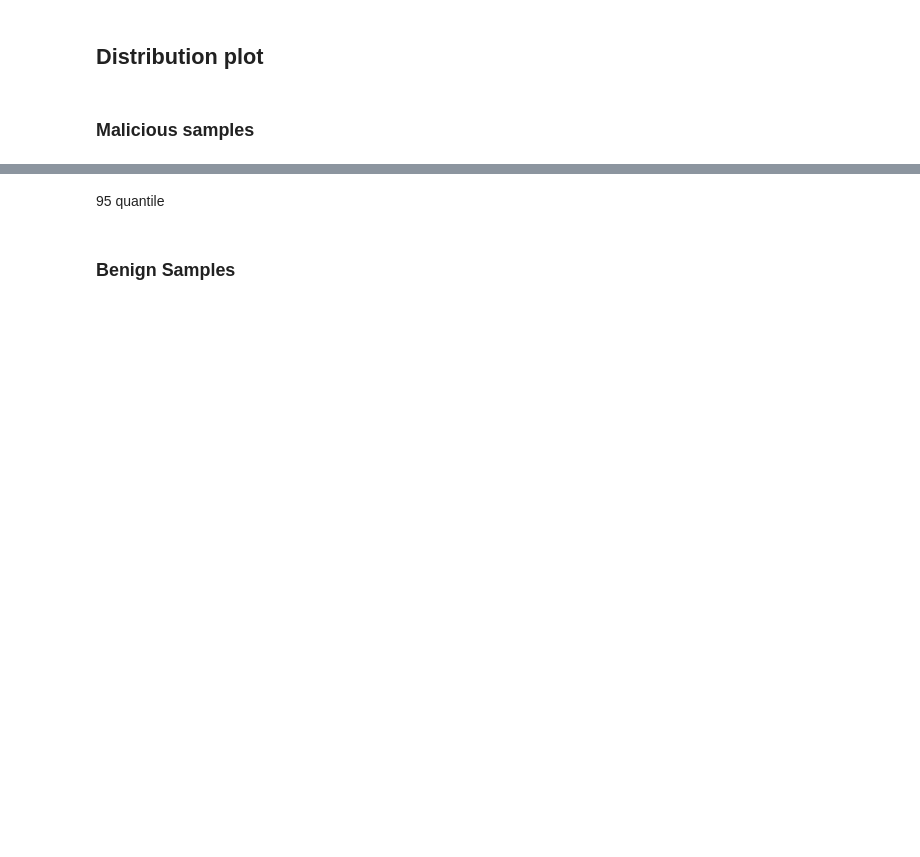
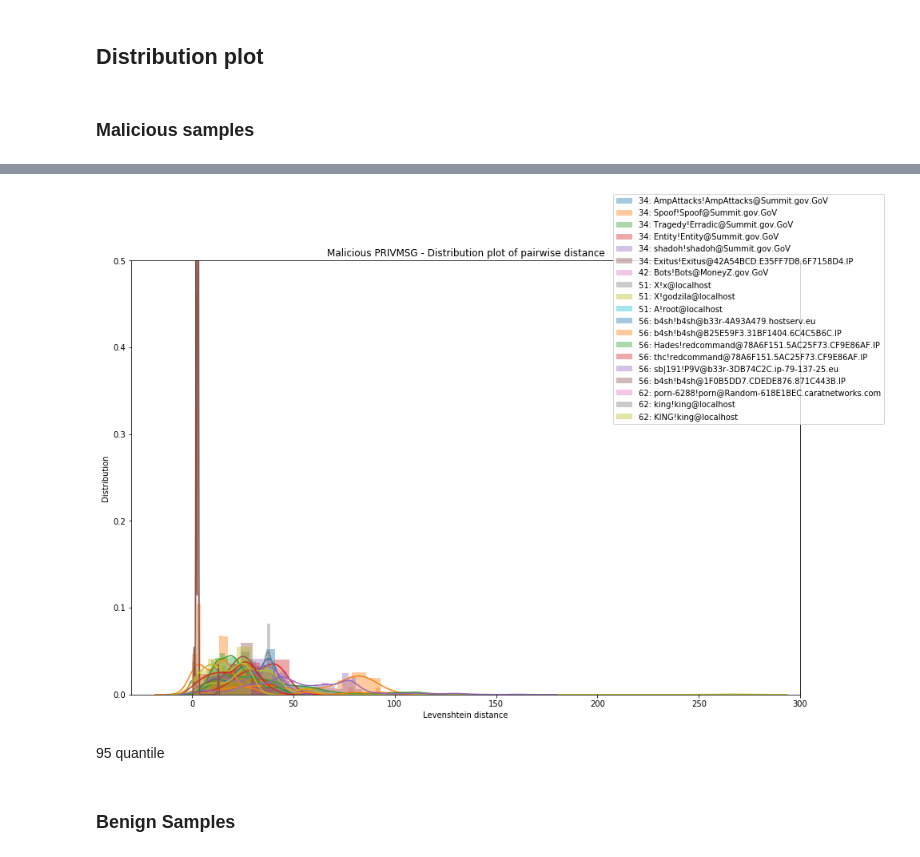
Before and after one commit to stratosphereips/IRC-Behavioral-Analysis, a Jupyter notebook: python/visualization.ipynb, the cells around one changed output, grey strips where cells are left out. Cells and saved outputs as stored; diff of their text form; code cells hidden in the pictures; blank space fills up the shorter version.

```diff
--- a/python/visualization.ipynb
+++ b/python/visualization.ipynb
@@ -166,13 +173,18 @@ df_privmsg_mal.describe()
 # %%
-fig = plt.figure()
+fig = plt.figure(figsize=(15,10))
 for i, df_el in df_privmsg_mal.iterrows():
     sns.distplot(df_el['lev_dist'])
     plt.title('Malicious PRIVMSG - Distribution plot of pairwise distance')
     plt.xlabel('Levenshtein distance')
     plt.ylabel('Distribution')
-legend_titles = list(map(lambda x: ": ".join(x), list(zip(df_privmsg_mal['pcap'], df_privmsg_mal['channel']))))
+
+plt.ylim((0,0.5))
+plt.xlim((-30,300))
+legend_titles = list(map(lambda x: "{}: {}".format(str(x[0]), x[1]), list(zip(df_privmsg_mal['pcap'], df_privmsg_mal['user']))))
 fig.legend(legend_titles)
-plt.savefig(os.path.join(plot_dir,'privmsg_distplot_all.pdf'), format='pdf')
+plt.savefig(os.path.join(plot_dir,'privmsg_user_distplot_all.pdf'), format='pdf')
+# %% [output]
+[figure, added]
 # %% [markdown]
 95 quantile
 # %%
```
Also changed, not shown: parts of 11 cells of this notebook, 3 other files.
